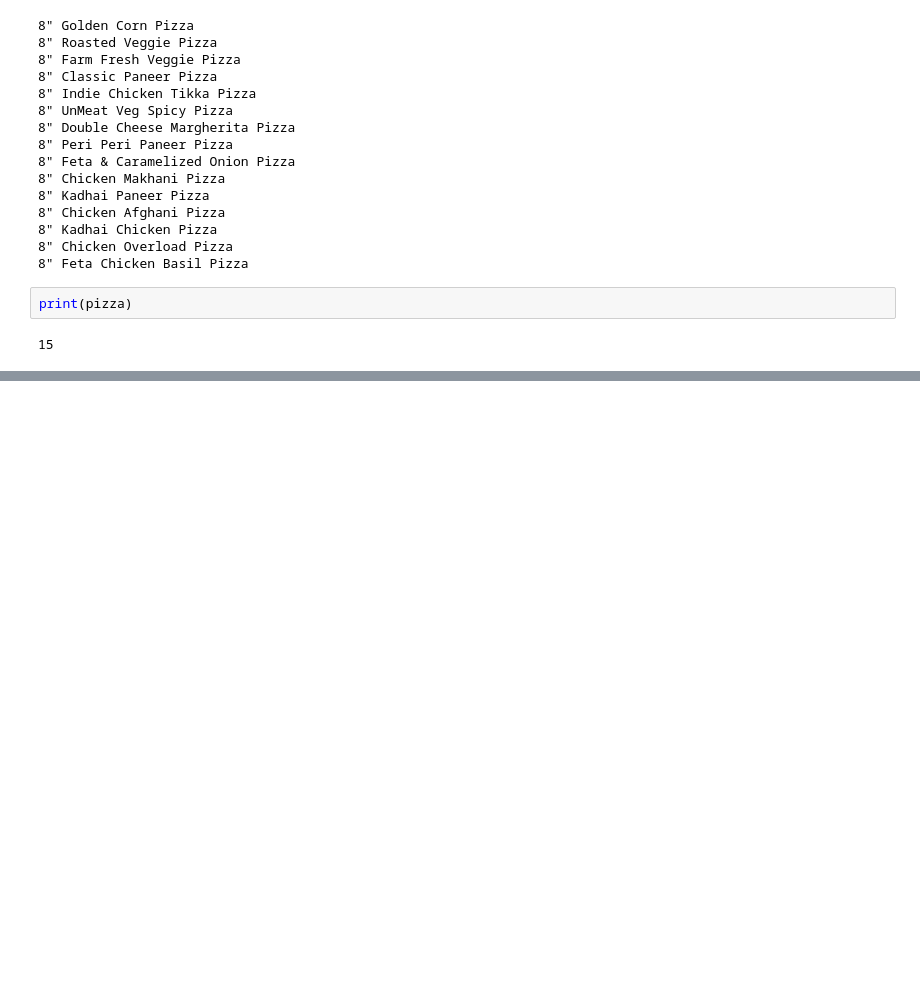
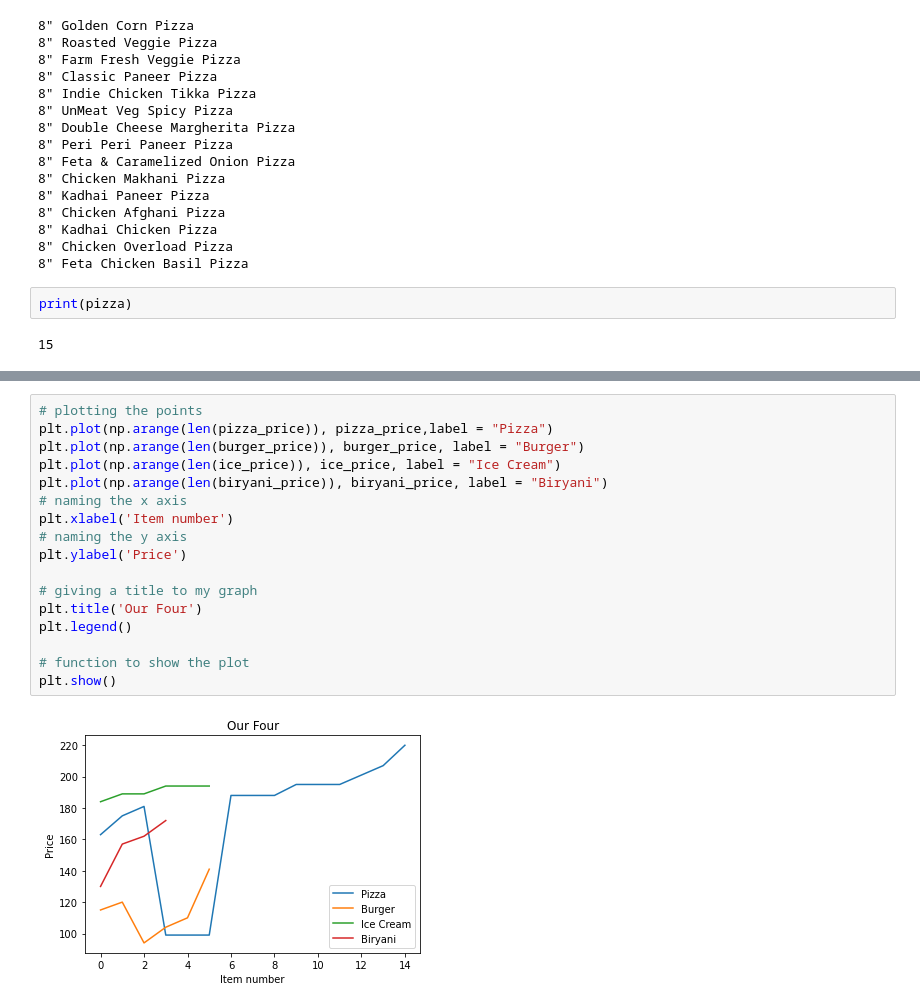
Before and after one commit to Drakunal/Advanced-Analytics, a Jupyter notebook: Web scraping/Lab 3/Lab 3.ipynb, the cells around one changed output, grey strips where cells are left out. Saved outputs shown, nothing was run; the diff lists cells and outputs as text; blank space fills up the shorter version.

```diff
--- a/Web scraping/Lab 3/Lab 3.ipynb
+++ b/Web scraping/Lab 3/Lab 3.ipynb
@@ -370,0 +354,19 @@ No handles with labels found to put in legend.
+# %%
+# plotting the points
+plt.plot(np.arange(len(pizza_price)), pizza_price,label = "Pizza")
+plt.plot(np.arange(len(burger_price)), burger_price, label = "Burger")
+plt.plot(np.arange(len(ice_price)), ice_price, label = "Ice Cream")
+plt.plot(np.arange(len(biryani_price)), biryani_price, label = "Biryani")
+# naming the x axis
+plt.xlabel('Item number')
+# naming the y axis
+plt.ylabel('Price')
+
+# giving a title to my graph
+plt.title('Our Four')
+plt.legend()
+
+# function to show the plot
+plt.show()
+# %% [output]
+[figure, added]
```
Also changed, not shown: parts of 26 cells of this notebook, 2 other files.
